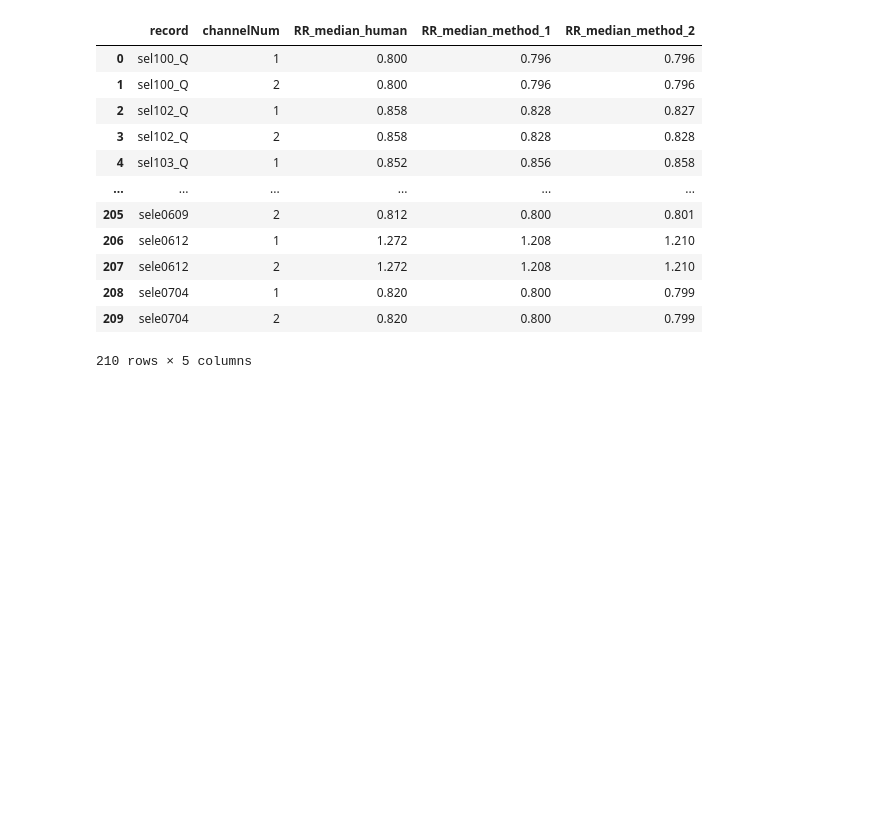
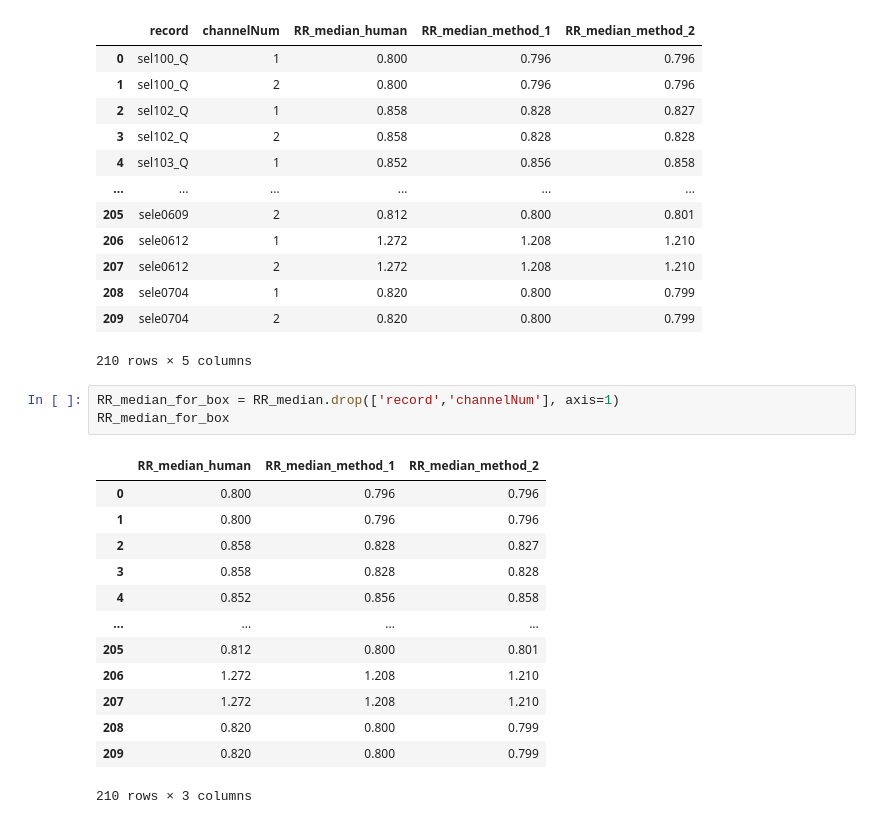
Before and after one commit to Simurgh818/QT_pipeline, a Jupyter notebook: data_analysis.ipynb, the cells around one changed output. Drawn from its saved outputs; the diff is of its cells as text; blank space fills up the shorter version.

```diff
--- a/data_analysis.ipynb
+++ b/data_analysis.ipynb
@@ -152,3 +152,20 @@ RR_median
 | 208 | sele0704 | 1 | 0.820 | 0.800 | 0.799 |
 | 209 | sele0704 | 2 | 0.820 | 0.800 | 0.799 |
 210 rows × 5 columns
+# %%
+RR_median_for_box = RR_median.drop(['record','channelNum'], axis=1)
+RR_median_for_box
+# %% [output]
+|  | RR_median_human | RR_median_method_1 | RR_median_method_2 |
+| 0 | 0.800 | 0.796 | 0.796 |
+| 1 | 0.800 | 0.796 | 0.796 |
+| 2 | 0.858 | 0.828 | 0.827 |
+| 3 | 0.858 | 0.828 | 0.828 |
+| 4 | 0.852 | 0.856 | 0.858 |
+| ... | ... | ... | ... |
+| 205 | 0.812 | 0.800 | 0.801 |
+| 206 | 1.272 | 1.208 | 1.210 |
+| 207 | 1.272 | 1.208 | 1.210 |
+| 208 | 0.820 | 0.800 | 0.799 |
+| 209 | 0.820 | 0.800 | 0.799 |
+210 rows × 3 columns
```
Also changed, not shown: parts of 3 cells of this notebook.
